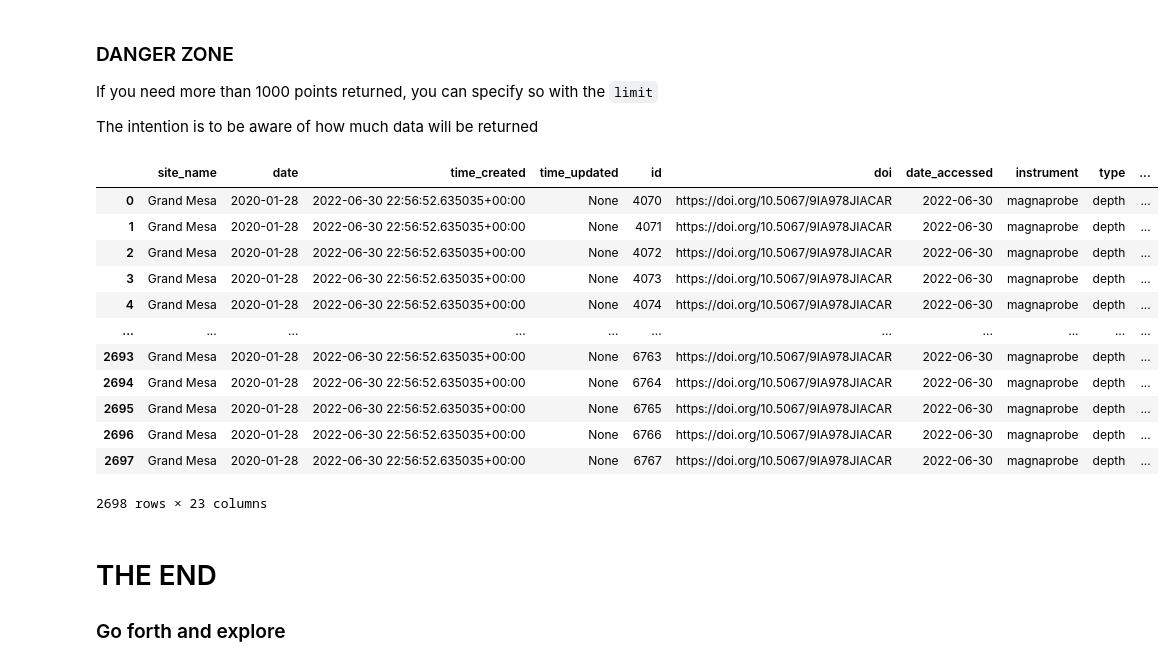
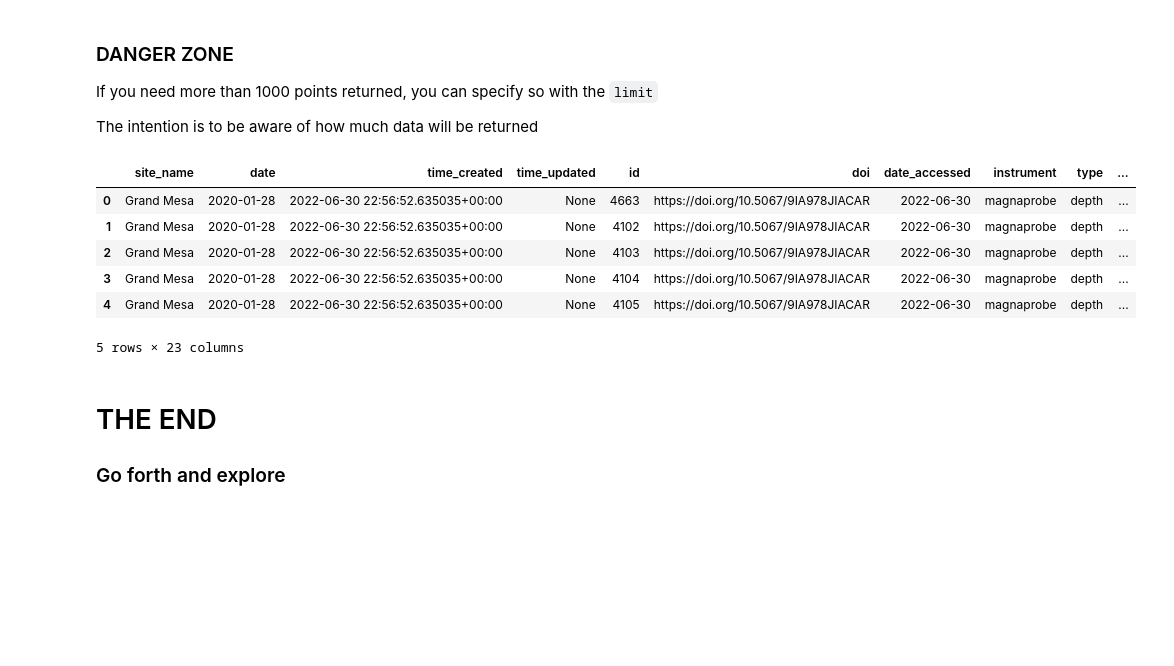
Before and after one commit to SnowEx/snowexsql, a Jupyter notebook: docs/gallery/api_intro.ipynb, the cells around one changed output. Cells and saved outputs as stored; diff of their text form; code cells hidden in the pictures; blank space fills up the shorter version.

```diff
--- a/docs/gallery/api_intro.ipynb
+++ b/docs/gallery/api_intro.ipynb
@@ -139,26 +133,20 @@ The intention is to be aware of how much data will be returned
 # %%
 # DANGER ZONE
 # If you need more than 1000 points returned, you can specify so with the limit
 df = PointMeasurements.from_filter(
     date=date(2020, 1, 28),
     instrument="magnaprobe",
     limit=3000
 )
-df
+df.head()
 # %% [output]
 |  | site_name | date | time_created | time_updated | id | doi | date_accessed | instrument | type | ... |
-| 0 | Grand Mesa | 2020-01-28 | 2022-06-30 22:56:52.635035+00:00 | None | 4070 | https://doi.org/10.5067/9IA978JIACAR | 2022-06-30 | magnaprobe | depth | ... |
-| 1 | Grand Mesa | 2020-01-28 | 2022-06-30 22:56:52.635035+00:00 | None | 4071 | https://doi.org/10.5067/9IA978JIACAR | 2022-06-30 | magnaprobe | depth | ... |
-| 2 | Grand Mesa | 2020-01-28 | 2022-06-30 22:56:52.635035+00:00 | None | 4072 | https://doi.org/10.5067/9IA978JIACAR | 2022-06-30 | magnaprobe | depth | ... |
-| 3 | Grand Mesa | 2020-01-28 | 2022-06-30 22:56:52.635035+00:00 | None | 4073 | https://doi.org/10.5067/9IA978JIACAR | 2022-06-30 | magnaprobe | depth | ... |
-| 4 | Grand Mesa | 2020-01-28 | 2022-06-30 22:56:52.635035+00:00 | None | 4074 | https://doi.org/10.5067/9IA978JIACAR | 2022-06-30 | magnaprobe | depth | ... |
-| ... | ... | ... | ... | ... | ... | ... | ... | ... | ... | ... |
-| 2693 | Grand Mesa | 2020-01-28 | 2022-06-30 22:56:52.635035+00:00 | None | 6763 | https://doi.org/10.5067/9IA978JIACAR | 2022-06-30 | magnaprobe | depth | ... |
-| 2694 | Grand Mesa | 2020-01-28 | 2022-06-30 22:56:52.635035+00:00 | None | 6764 | https://doi.org/10.5067/9IA978JIACAR | 2022-06-30 | magnaprobe | depth | ... |
-| 2695 | Grand Mesa | 2020-01-28 | 2022-06-30 22:56:52.635035+00:00 | None | 6765 | https://doi.org/10.5067/9IA978JIACAR | 2022-06-30 | magnaprobe | depth | ... |
-| 2696 | Grand Mesa | 2020-01-28 | 2022-06-30 22:56:52.635035+00:00 | None | 6766 | https://doi.org/10.5067/9IA978JIACAR | 2022-06-30 | magnaprobe | depth | ... |
-| 2697 | Grand Mesa | 2020-01-28 | 2022-06-30 22:56:52.635035+00:00 | None | 6767 | https://doi.org/10.5067/9IA978JIACAR | 2022-06-30 | magnaprobe | depth | ... |
+| 0 | Grand Mesa | 2020-01-28 | 2022-06-30 22:56:52.635035+00:00 | None | 4663 | https://doi.org/10.5067/9IA978JIACAR | 2022-06-30 | magnaprobe | depth | ... |
+| 1 | Grand Mesa | 2020-01-28 | 2022-06-30 22:56:52.635035+00:00 | None | 4102 | https://doi.org/10.5067/9IA978JIACAR | 2022-06-30 | magnaprobe | depth | ... |
+| 2 | Grand Mesa | 2020-01-28 | 2022-06-30 22:56:52.635035+00:00 | None | 4103 | https://doi.org/10.5067/9IA978JIACAR | 2022-06-30 | magnaprobe | depth | ... |
+| 3 | Grand Mesa | 2020-01-28 | 2022-06-30 22:56:52.635035+00:00 | None | 4104 | https://doi.org/10.5067/9IA978JIACAR | 2022-06-30 | magnaprobe | depth | ... |
+| 4 | Grand Mesa | 2020-01-28 | 2022-06-30 22:56:52.635035+00:00 | None | 4105 | https://doi.org/10.5067/9IA978JIACAR | 2022-06-30 | magnaprobe | depth | ... |
-2698 rows × 23 columns
+5 rows × 23 columns
 # %% [markdown]
 # THE END
 
```
Also changed, not shown: parts of 1 cell of this notebook, 1 other file.
